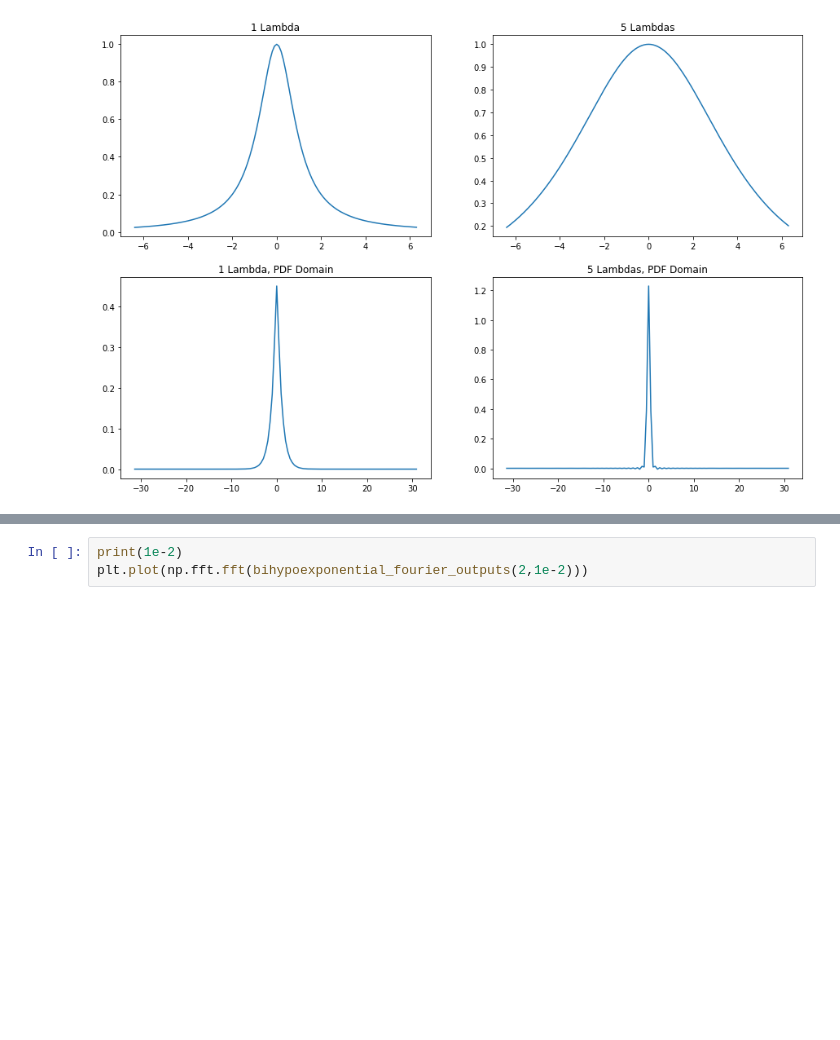
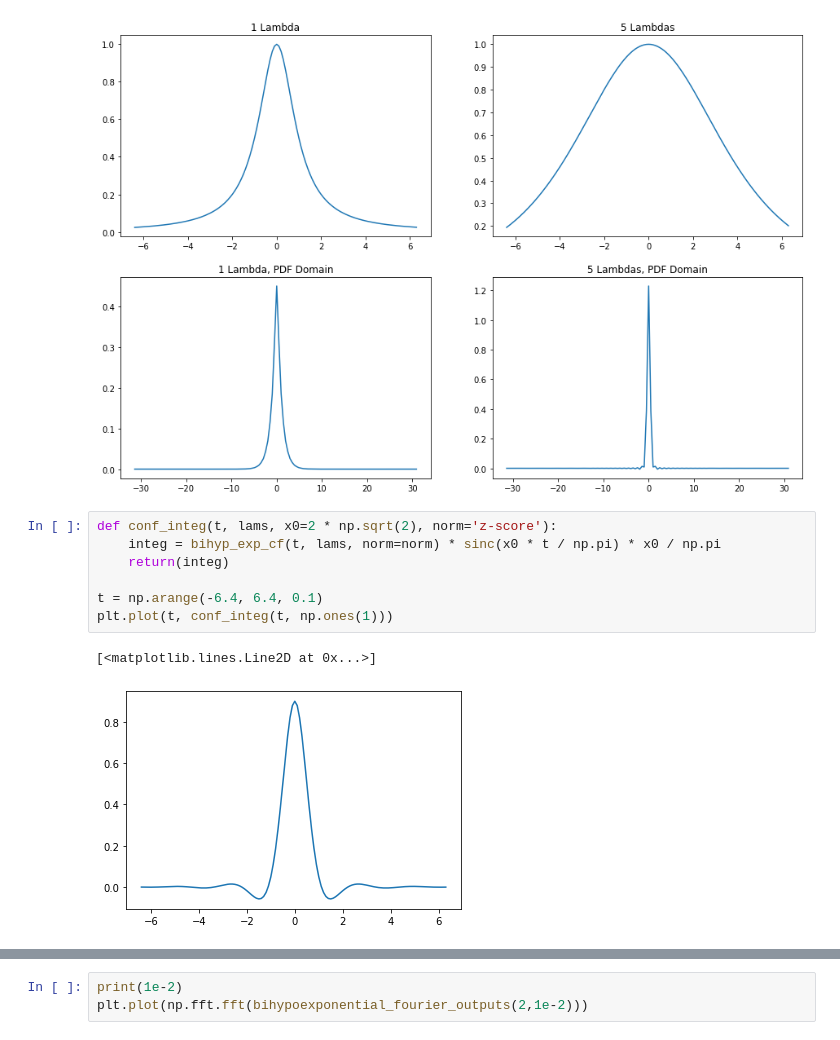
Before and after one commit to jlcbrown/FFT_hypoexp_comp, a Jupyter notebook: FFT_computation_testing.ipynb, the cells around one changed output, grey strips where cells are left out. Saved outputs shown, nothing was run; the diff lists cells and outputs as text; blank space fills up the shorter version.

```diff
--- a/FFT_computation_testing.ipynb
+++ b/FFT_computation_testing.ipynb
@@ -264,3 +267,13 @@ Trapezoidal rule of var of 1 Lambda case is (1.9999988534701918+3.30528759615411
 Trapezoidal rule of 5 Lambda case is (0.9999999913131489+4.770489558936235e-18j)
 Trapezoidal rule of var of 5 Lambda case is (0.11707724075205701+4.627977376372953e-16j)
 [figure]
+# %%
+def conf_integ(t, lams, x0=2 * np.sqrt(2), norm='z-score'):
+    integ = bihyp_exp_cf(t, lams, norm=norm) * sinc(x0 * t / np.pi) * x0 / np.pi
+    return(integ)
+
+t = np.arange(-6.4, 6.4, 0.1)
+plt.plot(t, conf_integ(t, np.ones(1)))
+# %% [output]
+[<matplotlib.lines.Line2D at 0x...>]
+[figure, added]
```
Also changed, not shown: parts of 10 cells of this notebook.
